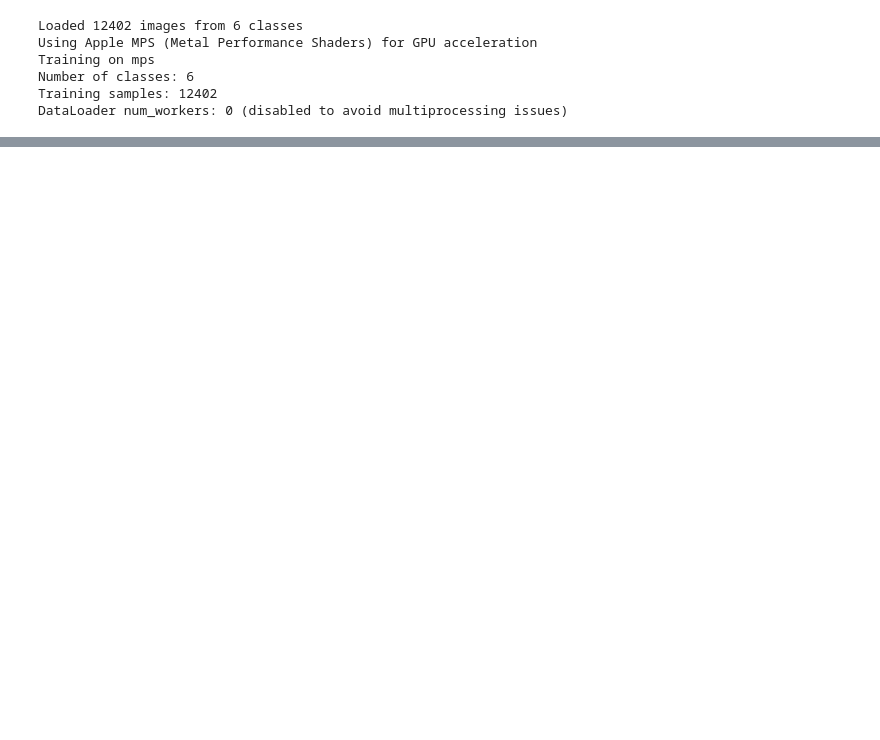
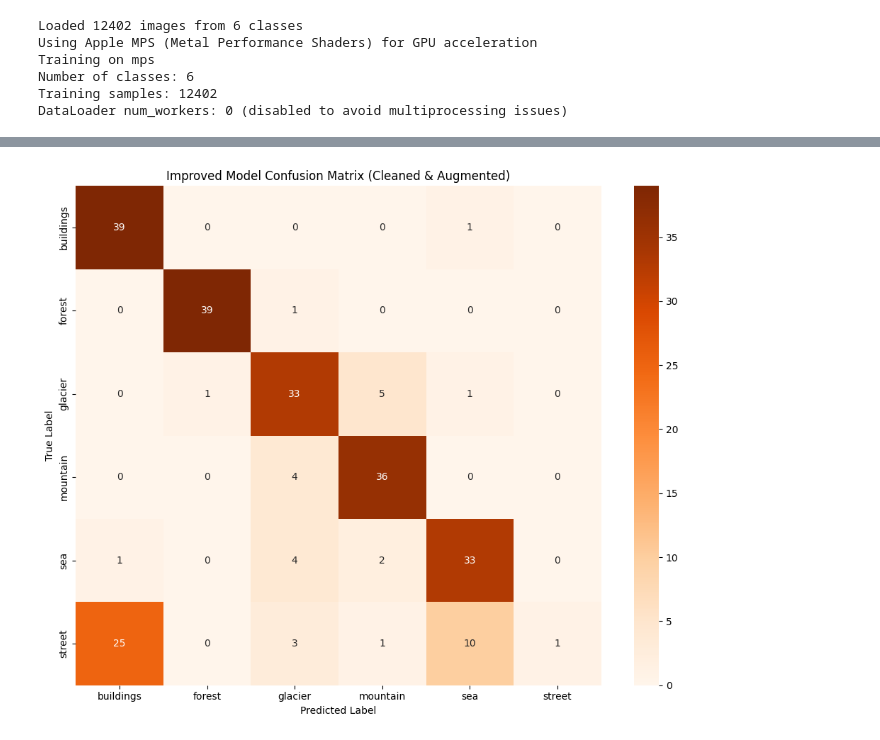
Before and after one commit to mudit-jha06/week4_assignment, a Jupyter notebook: solution.ipynb, the cells around one changed output, grey strips where cells are left out. Saved outputs shown, nothing was run; the diff lists cells and outputs as text; code cells hidden in the pictures; blank space fills up the shorter version.

```diff
--- a/solution.ipynb
+++ b/solution.ipynb
@@ -649,3 +1141,20 @@ print("Model exported to models/baseline_model.onnx")
+# %%
+# --- 5. BONUS: VISUALIZE NEW CONFUSION MATRIX ---
+# This saves a new plot so you can visually verify if the 'street' class accuracy improved
+cm = confusion_matrix(all_val_labels, all_val_predictions)
+plt.figure(figsize=(10, 8))
+sns.heatmap(cm, annot=True, fmt='d', cmap='Oranges', xticklabels=CLASSES, yticklabels=CLASSES)
+plt.title('Improved Model Confusion Matrix (Cleaned & Augmented)')
+plt.ylabel('True Label')
+plt.xlabel('Predicted Label')
+plt.tight_layout()
+
+# Save separate from the baseline plot to compare them side-by-side
+os.makedirs('evaluation', exist_ok=True)
+plt.savefig('evaluation/improved_confusion_matrix.png')
+plt.show()
+# %% [output]
+[figure, added]
 # %%
 # Generate confusion matrix
 model.eval()
```
Also changed, not shown: parts of 28 cells of this notebook, 11 other files.
